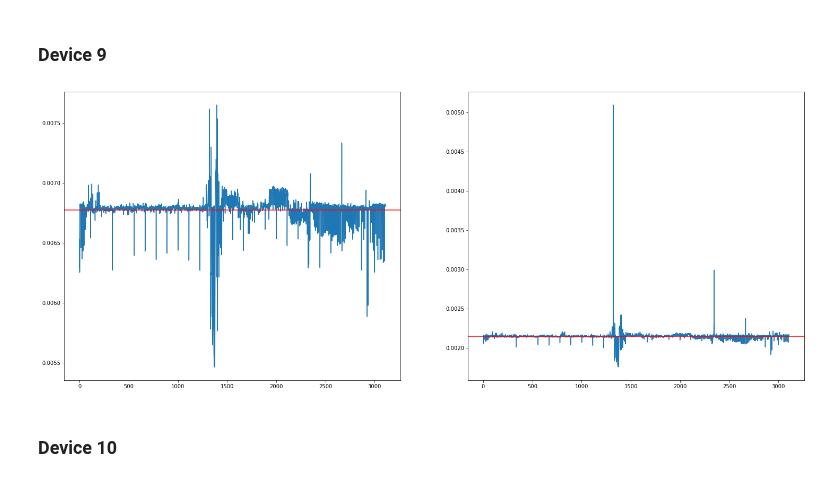
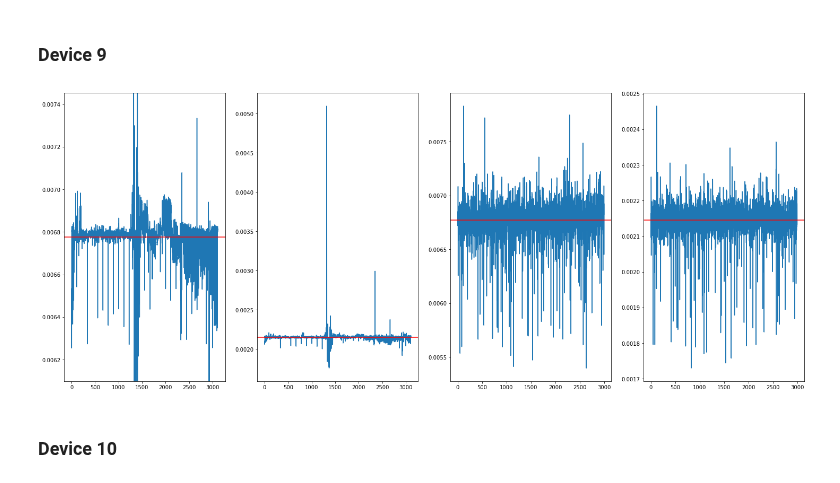
Before and after one commit to axelzedigh/MasterThesisResults, a Jupyter notebook: notebooks/Trace_visualization.ipynb, the cells around one changed output. Drawn from its saved outputs; the diff is of its cells as text; code cells hidden in the pictures.

```diff
--- a/notebooks/Trace_visualization.ipynb
+++ b/notebooks/Trace_visualization.ipynb
@@ -230,7 +234,7 @@ plt.show()
 raw_data_dir = os.path.join(os.getenv("MASTERTHESISTOP"), "datasets/last_round_aes/Zedigh_2021/office_corridor/")
 
 d9_25m_o_data = os.path.join(raw_data_dir, "2.5m/device_9")
-#d9_25m_data = os.path.join(project_dir, "datasets/test_traces/Zedigh_2021/office_corridor/2m/device_9/data")
+d9_25m_data = os.path.join(project_dir, "datasets/test_traces/Zedigh_2021/office_corridor/2m/device_9/data")
 d10_25m_o_data = os.path.join(raw_data_dir, "2.5m/device_10")
 d10_25m_data = os.path.join(project_dir, "datasets/test_traces/Zedigh_2021/office_corridor/2m/device_10/data")
 
@@ -265,13 +258,40 @@ all_std = np.array(all_std)
-# %%
-plt.figure(figsize=(25,10))
-plt.subplot(1,2,1)
-plt.plot(all_avg)
-plt.axhline(y=all_avg.mean(), color='r', linestyle='-')
-plt.subplot(1,2,2)
-plt.plot(all_std)
-plt.axhline(y=all_std.mean(), color='r', linestyle='-')
-plt.show()
-# %% [output]
-[figure, removed]
+# %%
+all_avg = []
+all_std = []
+all__traces = [x for x in np.array(os.listdir(d9_25m_o_data)) if x[0:3] == "all"]
+for i in all__traces:
+    trace = np.load(os.path.join(d9_25m_o_data, i))
+    all_avg.append(trace.mean())
+    all_std.append(trace.std())
+all_avg = np.array(all_avg)
+all_std = np.array(all_std)
+
+data = np.load(os.path.join(d9_25m_data, "traces.npy"))
+data_mean = []
+data_std = []
+for i in range(len(data)):
+    trace = data[i]
+    data_mean.append(trace.mean())
+    data_std.append(trace.std())
+data_mean = np.array(data_mean)
+data_std = np.array(data_std)
+
+plt.figure(figsize=(25,10))
+plt.subplot(1,4,1)
+plt.plot(all_avg)
+plt.axhline(y=all_avg.mean(), color='r', linestyle='-')
+plt.ylim(all_avg.mean()*0.9,all_avg.mean()*1.1)
+plt.subplot(1,4,2)
+plt.plot(all_std)
+plt.axhline(y=all_std.mean(), color='r', linestyle='-')
+plt.subplot(1,4,3)
+plt.plot(data_mean)
+plt.axhline(y=data_mean.mean(), color='r', linestyle='-')
+plt.subplot(1,4,4)
+plt.plot(data_std)
+plt.axhline(y=data_std.mean(), color='r', linestyle='-')
+plt.show()
+# %% [output]
+[figure, added]
 # %% [markdown]
 ### Device 10
```
Also changed, not shown: parts of 37 cells of this notebook, 2 other files.
